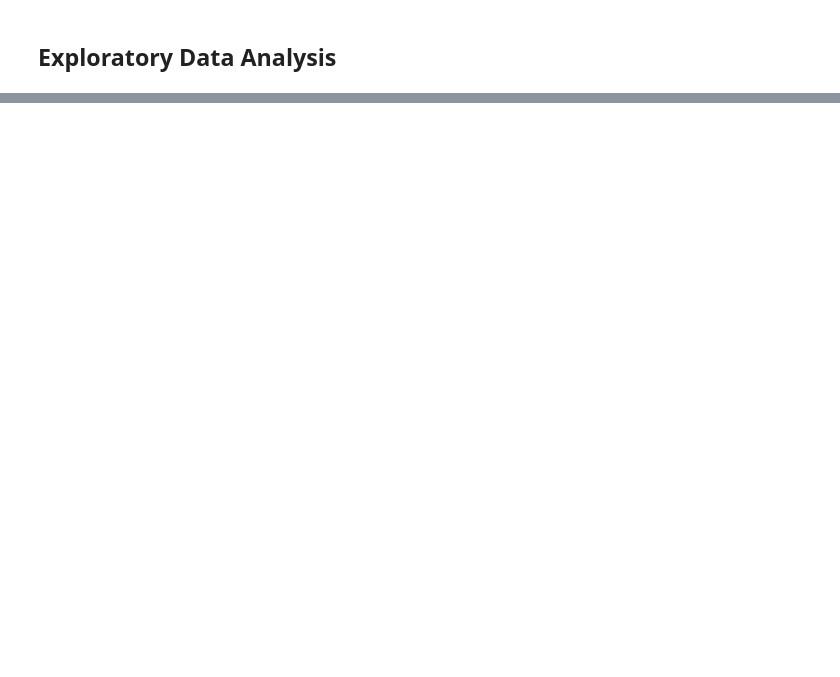
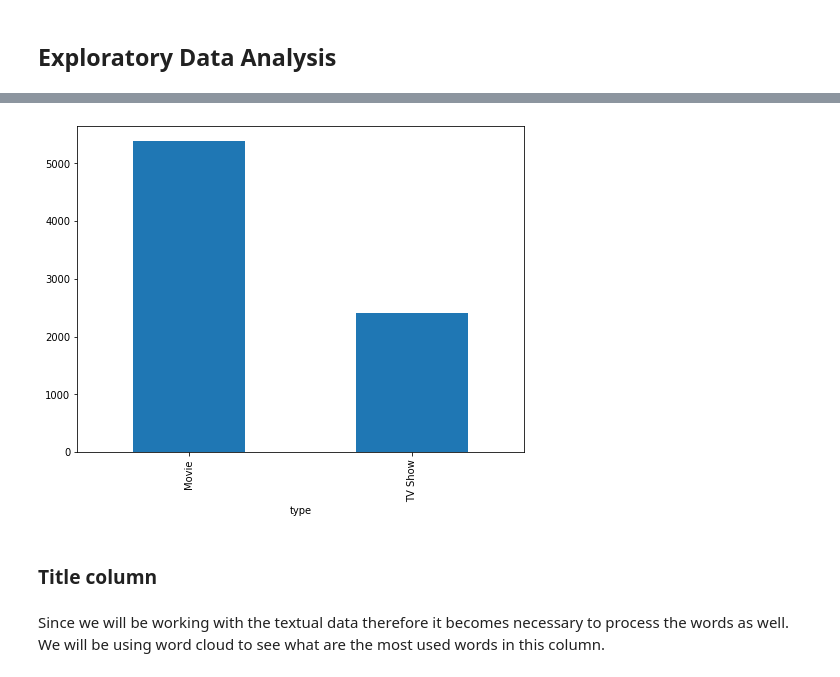
Before and after one commit to jatinsharma16/Capstone-Project-Unsupervised, a Jupyter notebook: Netflix_movie_and_TV_show_clustering.ipynb, the cells around one changed output, grey strips where cells are left out. Cells and saved outputs as stored; diff of their text form; code cells hidden in the pictures; blank space fills up the shorter version.

```diff
--- a/Netflix_movie_and_TV_show_clustering.ipynb
+++ b/Netflix_movie_and_TV_show_clustering.ipynb
@@ -159,0 +176,10 @@ dtype: int64
+# %%
+plt.rcParams["figure.figsize"] = (8,6)
+df.groupby('type')['show_id'].count().plot(kind='bar')
+plt.show()
+# %% [output]
+[figure, added]
+# %% [markdown]
+### Title column
+# %% [markdown]
+Since we will be working with the textual data therefore it becomes necessary to process the words as well. We will be using word cloud to see what are the most used words in this column.
```
Also changed, not shown: parts of 52 cells of this notebook.
